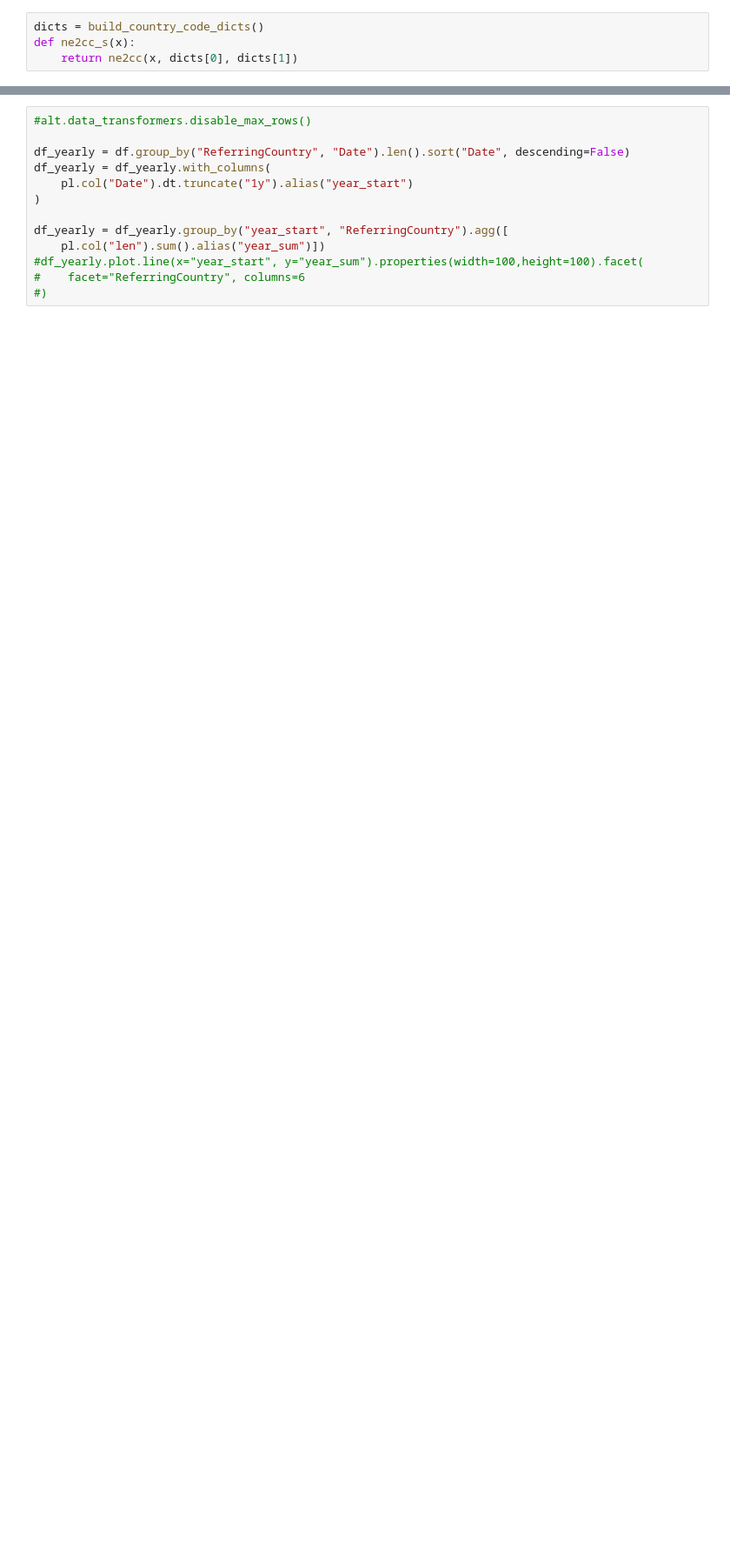
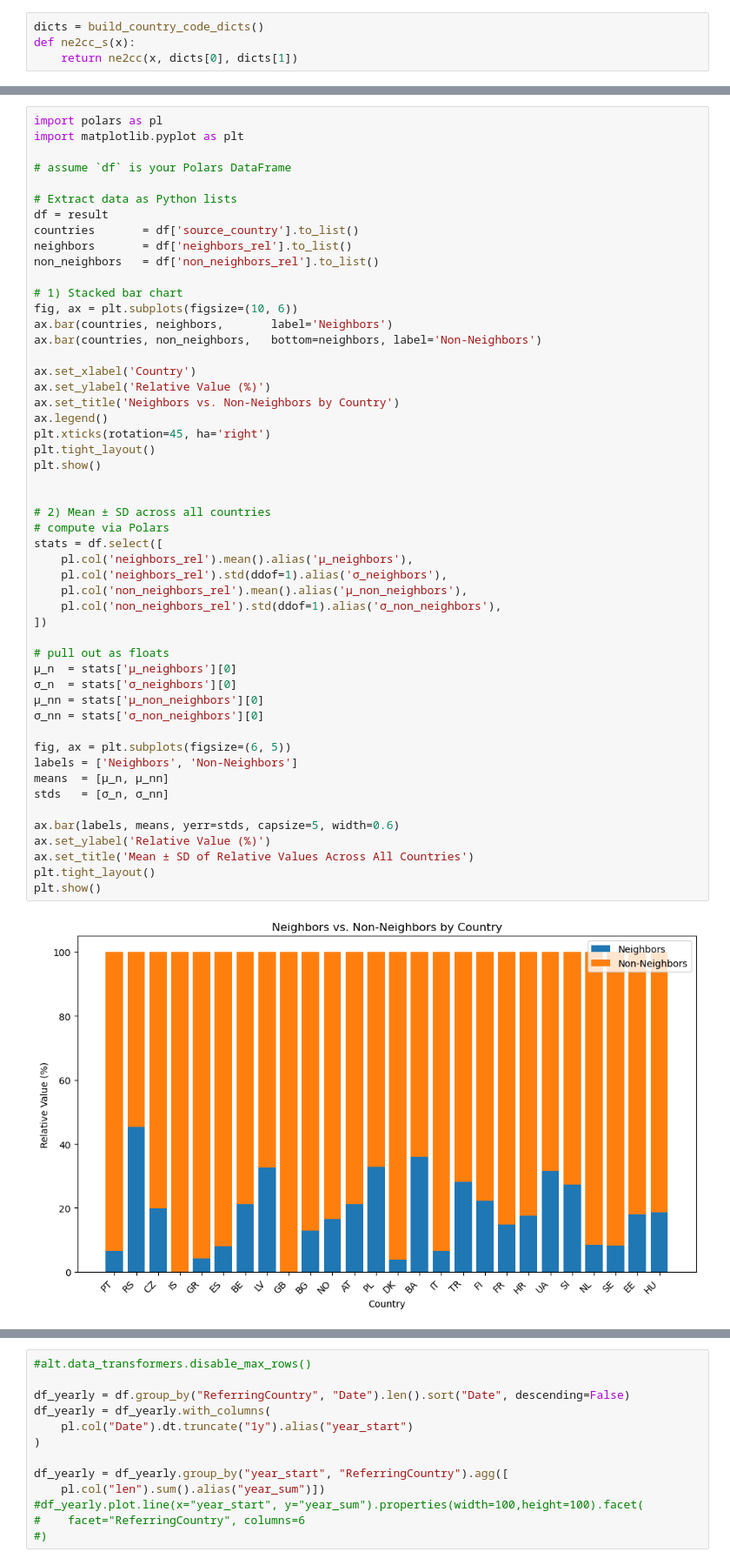
Before and after one commit to dhh25/parlianets, a Jupyter notebook: scripts/statistics/exploration.ipynb, the cells around one changed output, grey strips where cells are left out. Shown at 87% size. Saved outputs shown, nothing was run; the diff lists cells and outputs as text; blank space fills up the shorter version.

Commit message:
cleaned up, finalized initial statistics by references to neighbors vs non neighbors

```diff
--- a/scripts/statistics/exploration.ipynb
+++ b/scripts/statistics/exploration.ipynb
@@ -187 +137,54 @@ shape: (27, 3)
 └────────────────┴───────────────┴───────────────────┘
+# %%
+import polars as pl
+import matplotlib.pyplot as plt
+
+# assume `df` is your Polars DataFrame
+
+# Extract data as Python lists
+df = result
+countries       = df['source_country'].to_list()
+neighbors       = df['neighbors_rel'].to_list()
+non_neighbors   = df['non_neighbors_rel'].to_list()
+
+# 1) Stacked bar chart
+fig, ax = plt.subplots(figsize=(10, 6))
+ax.bar(countries, neighbors,       label='Neighbors')
+ax.bar(countries, non_neighbors,   bottom=neighbors, label='Non-Neighbors')
+
+ax.set_xlabel('Country')
+ax.set_ylabel('Relative Value (%)')
+ax.set_title('Neighbors vs. Non-Neighbors by Country')
+ax.legend()
+plt.xticks(rotation=45, ha='right')
+plt.tight_layout()
+plt.show()
+
+
+# 2) Mean ± SD across all countries
+# compute via Polars
+stats = df.select([
+    pl.col('neighbors_rel').mean().alias('μ_neighbors'),
+    pl.col('neighbors_rel').std(ddof=1).alias('σ_neighbors'),
+    pl.col('non_neighbors_rel').mean().alias('μ_non_neighbors'),
+    pl.col('non_neighbors_rel').std(ddof=1).alias('σ_non_neighbors'),
+])
+
+# pull out as floats
+μ_n  = stats['μ_neighbors'][0]
+σ_n  = stats['σ_neighbors'][0]
+μ_nn = stats['μ_non_neighbors'][0]
+σ_nn = stats['σ_non_neighbors'][0]
+
+fig, ax = plt.subplots(figsize=(6, 5))
+labels = ['Neighbors', 'Non-Neighbors']
+means  = [μ_n, μ_nn]
+stds   = [σ_n, σ_nn]
+
+ax.bar(labels, means, yerr=stds, capsize=5, width=0.6)
+ax.set_ylabel('Relative Value (%)')
+ax.set_title('Mean ± SD of Relative Values Across All Countries')
+plt.tight_layout()
+plt.show()
+# %% [output]
+[figure, added]
```
Also changed, not shown: parts of 12 cells of this notebook, 4 other files.
